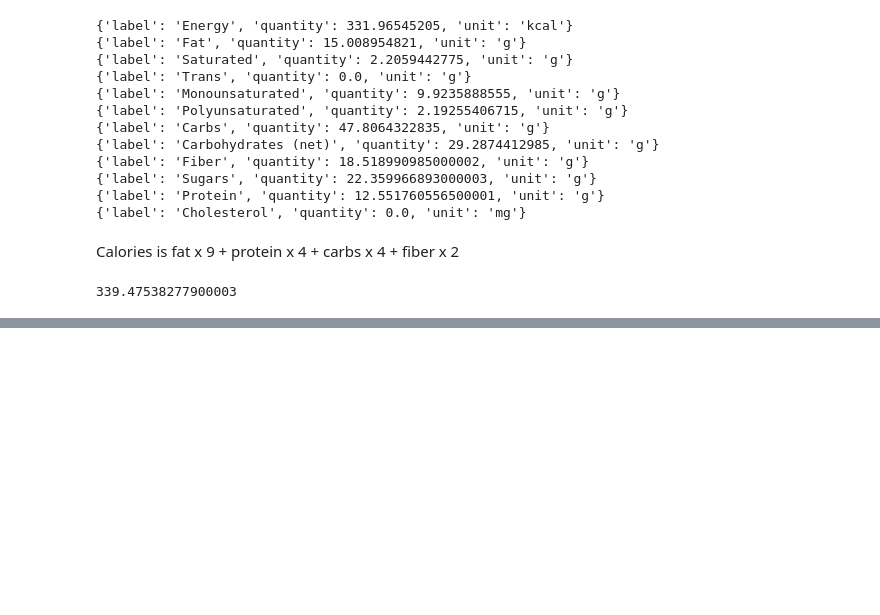
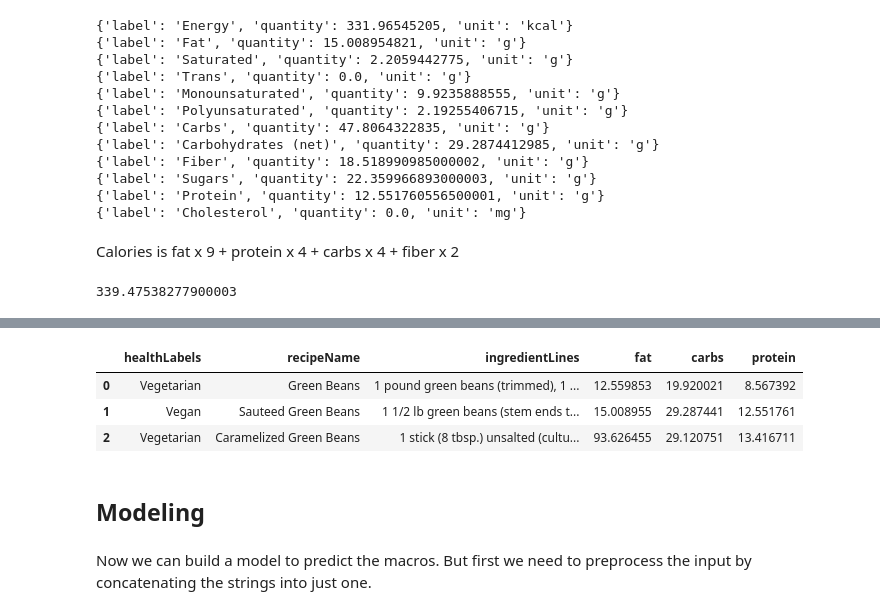
Before and after one commit to RavinderRai/iifymate, a Jupyter notebook: notebooks/Multi-Output-Model.ipynb, the cells around one changed output, grey strips where cells are left out. Drawn from its saved outputs; the diff is of its cells as text; code cells hidden in the pictures; blank space fills up the shorter version.

Commit message:
finished preprocessing and started modeling

```diff
--- a/notebooks/Multi-Output-Model.ipynb
+++ b/notebooks/Multi-Output-Model.ipynb
@@ -194,0 +260,34 @@ relevant_cols_df.head()
+# %%
+#we are going to join/concatenate the list of ingredients in the ingredientLines column with a comma,
+#so let's get rid of the existing commas in the individual ingredients now
+def comma_to_bracket(ingredient_list):
+    """
+    Input: ingredient_list (str): a list of strings, like ingredients of a recipe.
+    Output: recipe (str): commas in individual elements from input string are removed, then they are all joined together with a comma, so commas seperate each ingredient now.
+    """
+    processed_ingredients = []
+    for ingredient in ingredient_list:
+        parts = ingredient.split(',', 1)  # Split at the first comma
+        if len(parts) > 1:  # Check if there is a comma
+            # Check if the part after the comma is already in brackets
+            if '(' not in parts[1] and ')' not in parts[1]:
+                parts[1] = f'({parts[1].strip()})'  # Put it in brackets
+        processed_ingredients.append(' '.join(parts))
+
+    # Join the processed strings with a comma and space now that we removed the commas in the individual strings
+    recipe = ', '.join(processed_ingredients)
+
+    return recipe
+# %%
+relevant_df['ingredientLines'] = relevant_df['ingredientLines'].apply(comma_to_bracket)
+# %%
+relevant_df.head(3)
+# %% [output]
+|  | healthLabels | recipeName | ingredientLines | fat | carbs | protein |
+| 0 | Vegetarian | Green Beans | 1 pound green beans (trimmed), 1 ... | 12.559853 | 19.920021 | 8.567392 |
+| 1 | Vegan | Sauteed Green Beans | 1 1/2 lb green beans (stem ends t... | 15.008955 | 29.287441 | 12.551761 |
+| 2 | Vegetarian | Caramelized Green Beans | 1 stick (8 tbsp.) unsalted (cultu... | 93.626455 | 29.120751 | 13.416711 |
+# %% [markdown]
+## Modeling
+# %% [markdown]
+Now we can build a model to predict the macros. But first we need to preprocess the input by concatenating the strings into just one.
```
Also changed, not shown: parts of 21 cells of this notebook.
